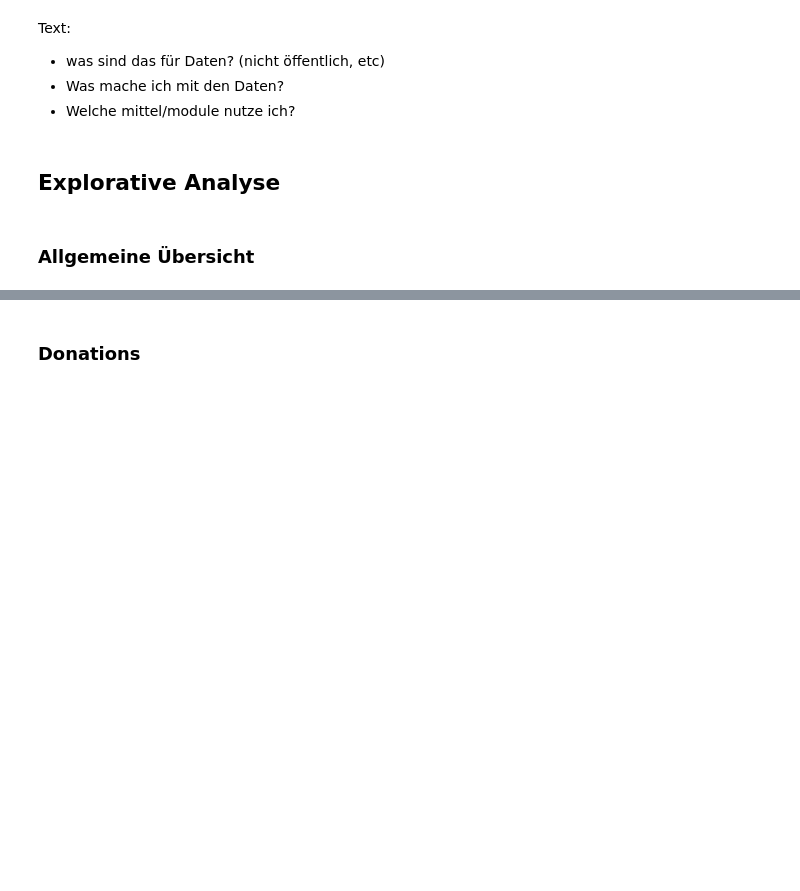
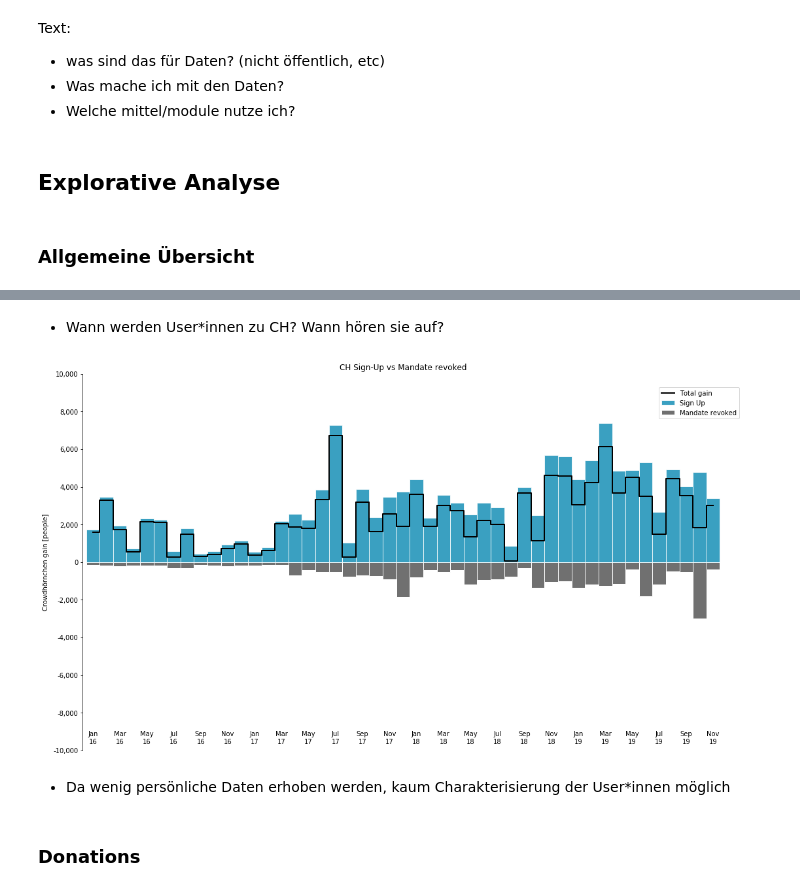
Before and after one commit to adrian-baumann/basic-income-explorative-analysis, a Jupyter notebook: MeinBGE-Data-Analysis.ipynb, the cells around one changed output, grey strips where cells are left out. Saved outputs shown, nothing was run; the diff lists cells and outputs as text; code cells hidden in the pictures; blank space fills up the shorter version.

```diff
--- a/MeinBGE-Data-Analysis.ipynb
+++ b/MeinBGE-Data-Analysis.ipynb
@@ -38,2 +116,39 @@ In the last years <i>Anzahl Erwachsene mit GE</i> adult users and <i>Anzahl Kind
+# %% [markdown]
+- Wann werden User*innen zu CH? Wann hören sie auf?
+# %%
+ch_sign_up = pd.read_csv('data/ch_sign_up.csv', index_col=0)
+
+
+fig = plt.figure(figsize=(17,10))
+ax = fig.add_axes([0.1, 0.5, 0.8, 0.4])
+ax2 = fig.add_axes([0.1, 0.1, 0.8, 0.4])
+sns.despine(ax=ax, top=True, bottom=True, right=True)
+sns.despine(ax=ax2, top=True, bottom=True, right=True)
+
+
+(ch_sign_up['created_at'] + ch_sign_up['revoked_at']).plot(drawstyle='steps-mid', color=['black'],
+                                                     linewidth=2, ax=ax)
+ch_sign_up['created_at'].plot(kind='bar', rot=0, width=1, edgecolor='white', color=['#0888b2'], alpha=0.8, ax=ax)
+ch_sign_up['revoked_at'].plot(kind='bar', rot=0, width=1, edgecolor='white', color=['#707070'], ax=ax2)
+
+ax.set_ylim([0, 10000])
+ax2.set_ylim([-10000, 0])
+plt.setp(ax.get_yticklabels()[0], visible=False)
+ax.set_xticklabels([])
+plt.setp(ax2.get_xticklabels()[1::2], visible=False)
+ax2.tick_params(axis='x', pad=-30, length=0)
+
+ax.get_yaxis().set_major_formatter(ticker.FuncFormatter(lambda x, p: format(int(x), ',')))
+ax2.get_yaxis().set_major_formatter(ticker.FuncFormatter(lambda x, p: format(int(x), ',')))
+
+ax.set_title('CH Sign-Up vs Mandate revoked')
+fig.text(x=0.05, y=0.5, s='Crowdhörnchen gain [people]', rotation=90, va='center')
+fig.legend(['Total gain', 'Sign Up', 'Mandate revoked'], loc=(0.85, 0.85))
+
+plt.show()
+# %% [output]
+[figure, added]
+# %% [markdown]
+- Da wenig persönliche Daten erhoben werden, kaum Charakterisierung der User\*innen möglich
 # %% [markdown]
 ### Donations
```
Also changed, not shown: parts of 27 cells of this notebook, 8 other files.
